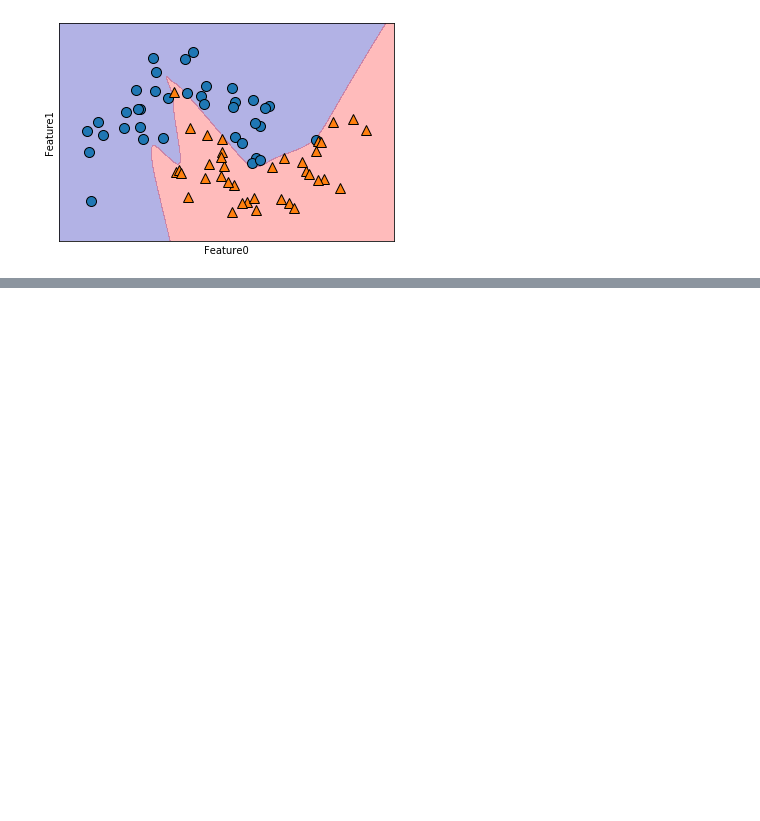
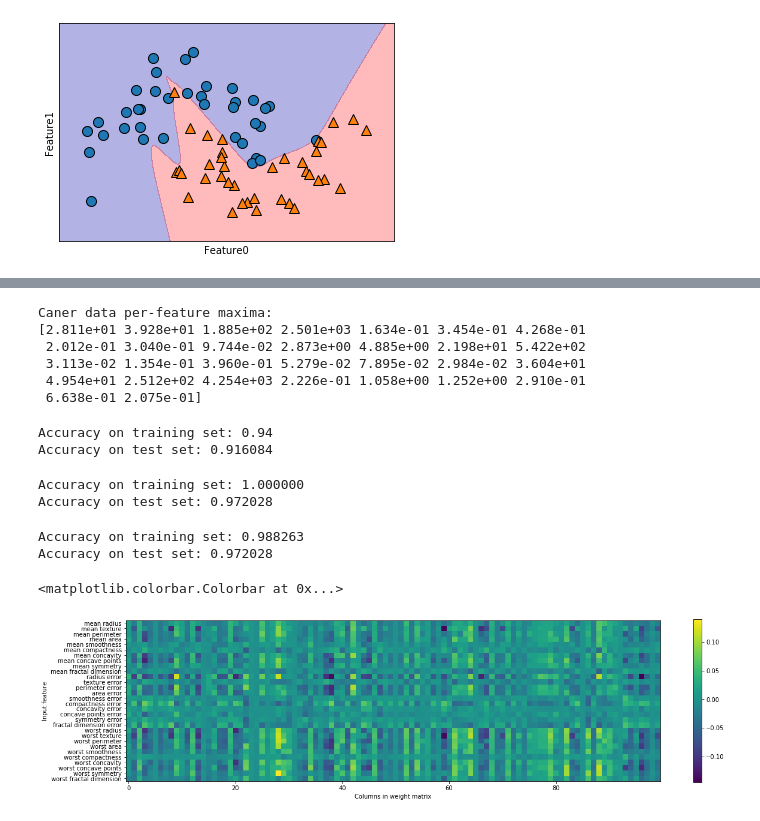
Before and after one commit to fidemin/machine-learning-practice, a Jupyter notebook: intro-to-ml-python/chapter02/neural_networks.ipynb, the cells around one changed output, grey strips where cells are left out. Cells and saved outputs as stored; diff of their text form; code cells hidden in the pictures; blank space fills up the shorter version.

```diff
--- a/intro-to-ml-python/chapter02/neural_networks.ipynb
+++ b/intro-to-ml-python/chapter02/neural_networks.ipynb
@@ -77,0 +91,55 @@ Text(0, 0.5, 'Feature1')
+# %%
+from sklearn.datasets import load_breast_cancer
+cancer = load_breast_cancer()
+print('Caner data per-feature maxima:\n{}'.format(cancer.data.max(axis=0)))
+# %% [output]
+Caner data per-feature maxima:
+[2.811e+01 3.928e+01 1.885e+02 2.501e+03 1.634e-01 3.454e-01 4.268e-01
+ 2.012e-01 3.040e-01 9.744e-02 2.873e+00 4.885e+00 2.198e+01 5.422e+02
+ 3.113e-02 1.354e-01 3.960e-01 5.279e-02 7.895e-02 2.984e-02 3.604e+01
+ 4.954e+01 2.512e+02 4.254e+03 2.226e-01 1.058e+00 1.252e+00 2.910e-01
+ 6.638e-01 2.075e-01]
+# %%
+X_train, X_test, y_train, y_test = train_test_split(cancer.data, cancer.target, random_state=0)
+mlp = MLPClassifier(random_state=42)
+mlp.fit(X_train, y_train)
+print('Accuracy on training set: {:.2f}'.format(mlp.score(X_train, y_train)))
+print('Accuracy on test set: {:2f}'.format(mlp.score(X_test, y_test)))
+# %% [output]
+Accuracy on training set: 0.94
+Accuracy on test set: 0.916084
+# %%
+# normalization
+mean_on_train = X_train.mean(axis=0)
+std_on_train = X_train.std(axis=0)
+
+X_train_scaled = (X_train - mean_on_train) / std_on_train
+X_test_scaled = (X_test - mean_on_train) / std_on_train
+
+mlp = MLPClassifier(random_state=0, max_iter=1000)
+mlp.fit(X_train_scaled, y_train)
+
+print('Accuracy on training set: {:3f}'.format(mlp.score(X_train_scaled, y_train)))
+print('Accuracy on test set: {:3f}'.format(mlp.score(X_test_scaled, y_test)))
+# %% [output]
+Accuracy on training set: 1.000000
+Accuracy on test set: 0.972028
+# %%
+mlp = MLPClassifier(random_state=0, max_iter=1000, alpha=1)
+mlp.fit(X_train_scaled, y_train)
+
+print('Accuracy on training set: {:3f}'.format(mlp.score(X_train_scaled, y_train)))
+print('Accuracy on test set: {:3f}'.format(mlp.score(X_test_scaled, y_test)))
+# %% [output]
+Accuracy on training set: 0.988263
+Accuracy on test set: 0.972028
+# %%
+plt.figure(figsize=(20, 5))
+plt.imshow(mlp.coefs_[0], interpolation='none', cmap='viridis')
+plt.yticks(range(30), cancer.feature_names)
+plt.xlabel('Columns in weight matrix')
+plt.ylabel('Input feature')
+plt.colorbar()
+# %% [output]
+<matplotlib.colorbar.Colorbar at 0x...>
+[figure, added]
```
Also changed, not shown: parts of 1 cell of this notebook.
